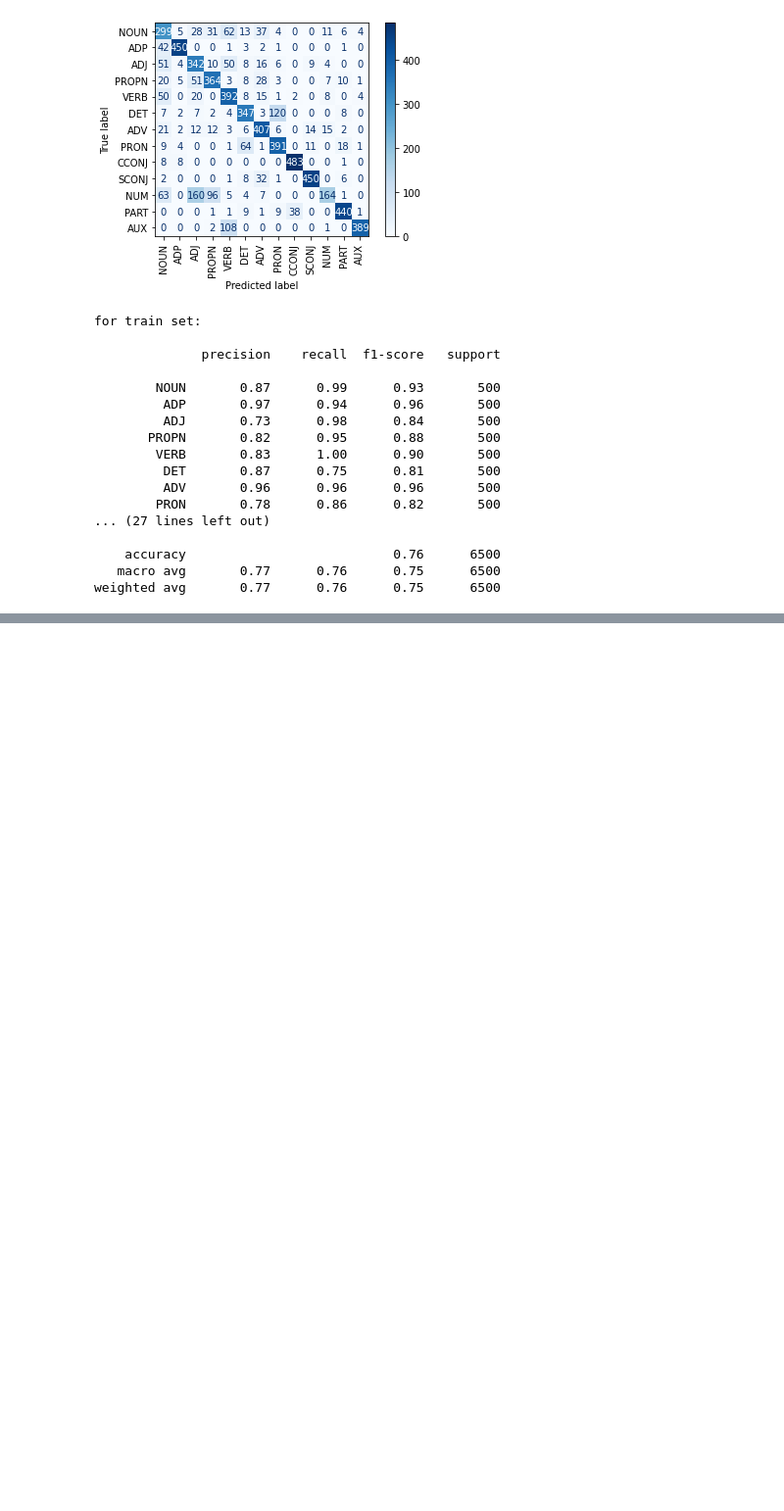
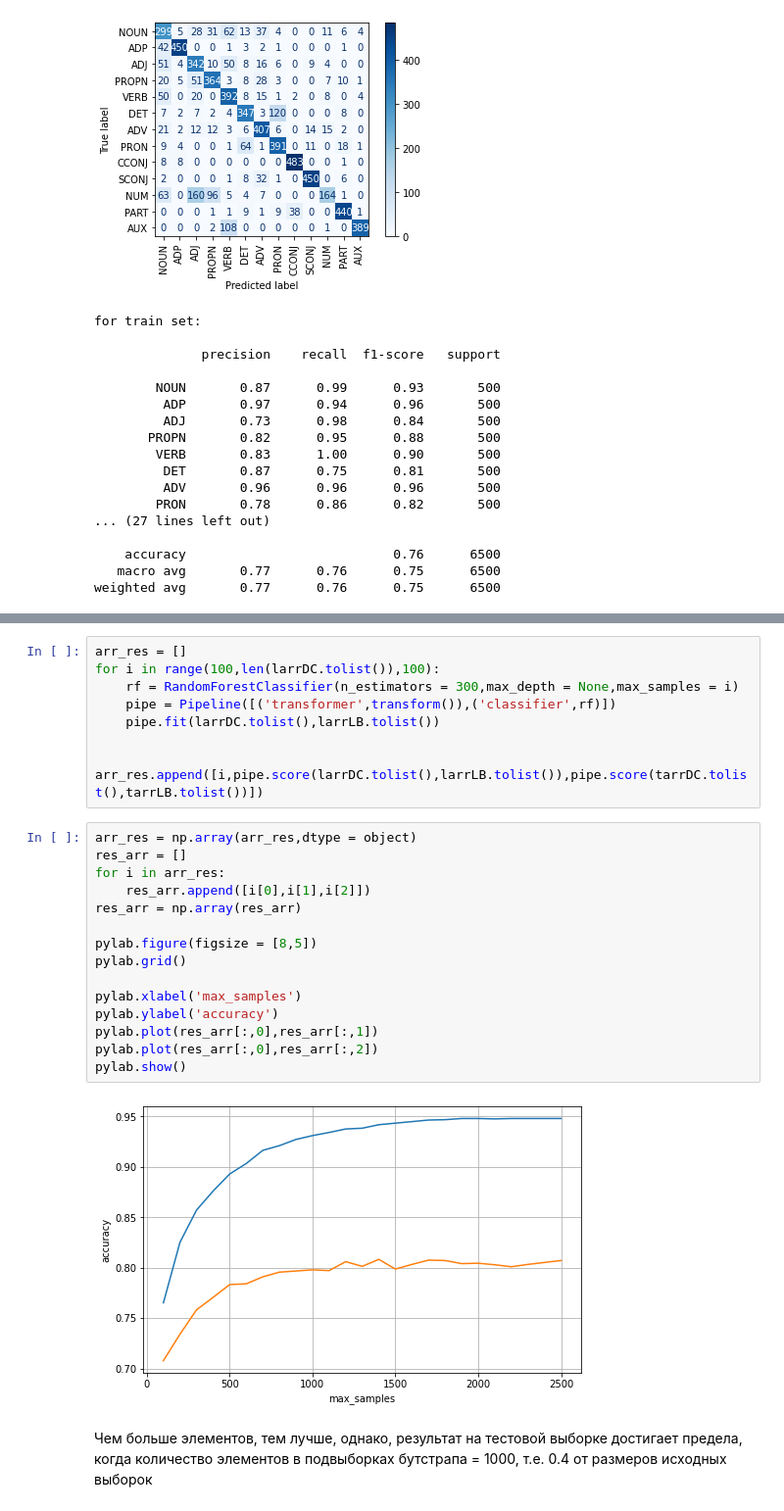
Before and after one commit to Megict/multimedia_KP, a Jupyter notebook: KP.ipynb, the cells around one changed output, grey strips where cells are left out. Shown at 98% size. Saved outputs shown, nothing was run; the diff lists cells and outputs as text; blank space fills up the shorter version.

```diff
--- a/KP.ipynb
+++ b/KP.ipynb
@@ -1124,0 +1502,27 @@ larrPD
+# %%
+arr_res = []
+for i in range(100,len(larrDC.tolist()),100):
+    rf = RandomForestClassifier(n_estimators = 300,max_depth = None,max_samples = i)
+    pipe = Pipeline([('transformer',transform()),('classifier',rf)])
+    pipe.fit(larrDC.tolist(),larrLB.tolist())
+
+    arr_res.append([i,pipe.score(larrDC.tolist(),larrLB.tolist()),pipe.score(tarrDC.tolist(),tarrLB.tolist())])
+# %%
+arr_res = np.array(arr_res,dtype = object)
+res_arr = []
+for i in arr_res:
+    res_arr.append([i[0],i[1],i[2]])
+res_arr = np.array(res_arr)
+
+pylab.figure(figsize = [8,5])
+pylab.grid()
+
+pylab.xlabel('max_samples')
+pylab.ylabel('accuracy')
+pylab.plot(res_arr[:,0],res_arr[:,1])
+pylab.plot(res_arr[:,0],res_arr[:,2])
+pylab.show()
+# %% [output]
+[figure, added]
+# %% [markdown]
+Чем больше элементов, тем лучше, однако, результат на тестовой выборке достигает предела, когда количество элементов в подвыборках бутстрапа = 1000, т.е. 0.4 от размеров исходных выборок
```
Also changed, not shown: parts of 44 cells of this notebook.
